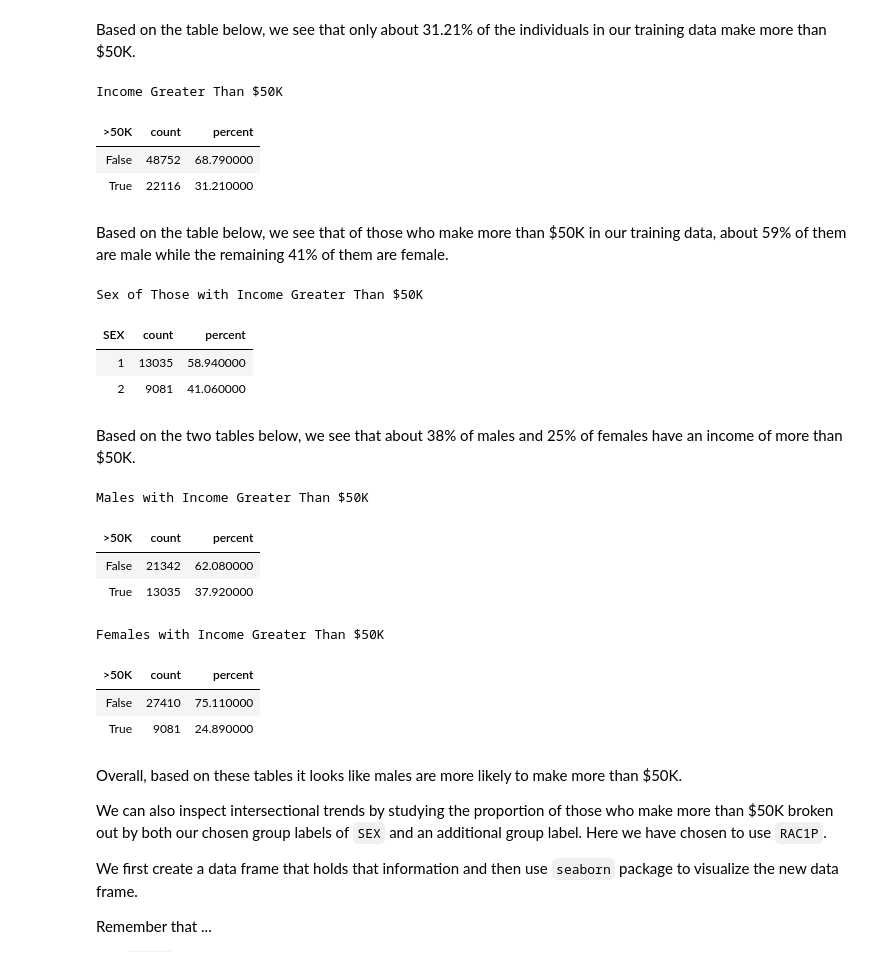
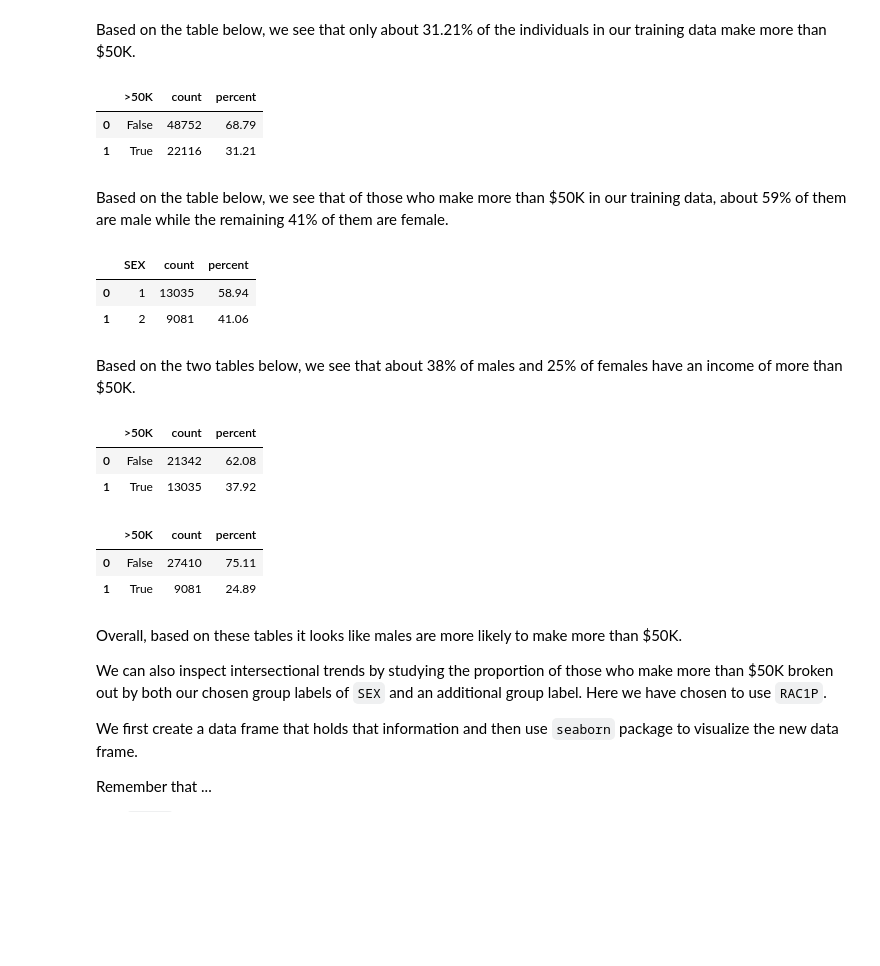
Before and after one commit to KatieMacalintal/KatieMacalintal.github.io, a Jupyter notebook: posts/auditing-bias/index.ipynb, the cells around one changed output. Saved outputs shown, nothing was run; the diff lists cells and outputs as text; code cells hidden in the pictures; blank space fills up the shorter version.

```diff
--- a/posts/auditing-bias/index.ipynb
+++ b/posts/auditing-bias/index.ipynb
@@ -116,64 +116,62 @@ Based on the dimensions of our `df` data frame, which holds all the feature valu
 # %% [markdown]
 Based on the table below, we see that only about 31.21% of the individuals in our training data make more than $50K.
 # %%
+#| tbl-cap: Income Greater Than $50K
+
 more_than_50K = df.groupby([">50K"]).size().reset_index(name='count')
 
 more_than_50K['percent'] = (more_than_50K['count'] / len(df.index) * 100).round(2)
 
-more_than_50K = more_than_50K.style.set_caption("Income Greater Than $50K")
-more_than_50K = more_than_50K.hide(axis="index")
-
 more_than_50K
 # %% [output]
-Income Greater Than $50K
-| >50K | count | percent |
-| False | 48752 | 68.790000 |
-| True | 22116 | 31.210000 |
+|  | >50K | count | percent |
+| 0 | False | 48752 | 68.79 |
+| 1 | True | 22116 | 31.21 |
 # %% [markdown]
 Based on the table below, we see that of those who make more than $50K in our training data, about 59% of them are male while the remaining 41% of them are female.
 # %%
+#| tbl-cap: Sex of Those with Income Greater Than $50K
 filtered_df = df[df['>50K'] == True]
 
 more_than_50K_by_sex = filtered_df.groupby(['SEX']).size().reset_index(name='count')
 
 more_than_50K_by_sex['percent'] = (more_than_50K_by_sex['count'] / len(filtered_df.index) * 100).round(2)
 
-more_than_50K_by_sex = more_than_50K_by_sex.style.set_caption("Sex of Those with Income Greater Than $50K")
-more_than_50K_by_sex.hide(axis="index")
 more_than_50K_by_sex
 # %% [output]
-Sex of Those with Income Greater Than $50K
-| SEX | count | percent |
-| 1 | 13035 | 58.940000 |
-| 2 | 9081 | 41.060000 |
+|  | SEX | count | percent |
+| 0 | 1 | 13035 | 58.94 |
+| 1 | 2 | 9081 | 41.06 |
 # %% [markdown]
 Based on the two tables below, we see that about 38% of males and 25% of females have an income of more than \$50K.
 # %%
+#| tbl-cap: Males with Income Greater Than $50K
+
 filtered_df = df[df['SEX'] == 1]
 
 males = filtered_df.groupby(['>50K']).size().reset_index(name='count')
+
 males['percent'] = (males['count'] / len(filtered_df.index) * 100).round(2)
-males = males.style.set_caption("Males with Income Greater Than $50K")
-males.hide(axis="index")
+
 males
 # %% [output]
-Males with Income Greater Than $50K
-| >50K | count | percent |
-| False | 21342 | 62.080000 |
-| True | 13035 | 37.920000 |
+|  | >50K | count | percent |
+| 0 | False | 21342 | 62.08 |
+| 1 | True | 13035 | 37.92 |
 # %%
+#| tbl-cap: Females with Income Greater Than $50K
+
 filtered_df = df[df['SEX'] == 2]
 
 females = filtered_df.groupby(['>50K']).size().reset_index(name='count')
+
 females['percent'] = (females['count'] / len(filtered_df.index) * 100).round(2)
-females = females.style.set_caption("Females with Income Greater Than $50K")
-females.hide(axis="index")
+
 females
 # %% [output]
-Females with Income Greater Than $50K
-| >50K | count | percent |
-| False | 27410 | 75.110000 |
-| True | 9081 | 24.890000 |
+|  | >50K | count | percent |
+| 0 | False | 27410 | 75.11 |
+| 1 | True | 9081 | 24.89 |
 # %% [markdown]
 Overall, based on these tables it looks like males are more likely to make more than $50K.
 
```
Also changed, not shown: parts of 5 cells of this notebook, 4 other files.
